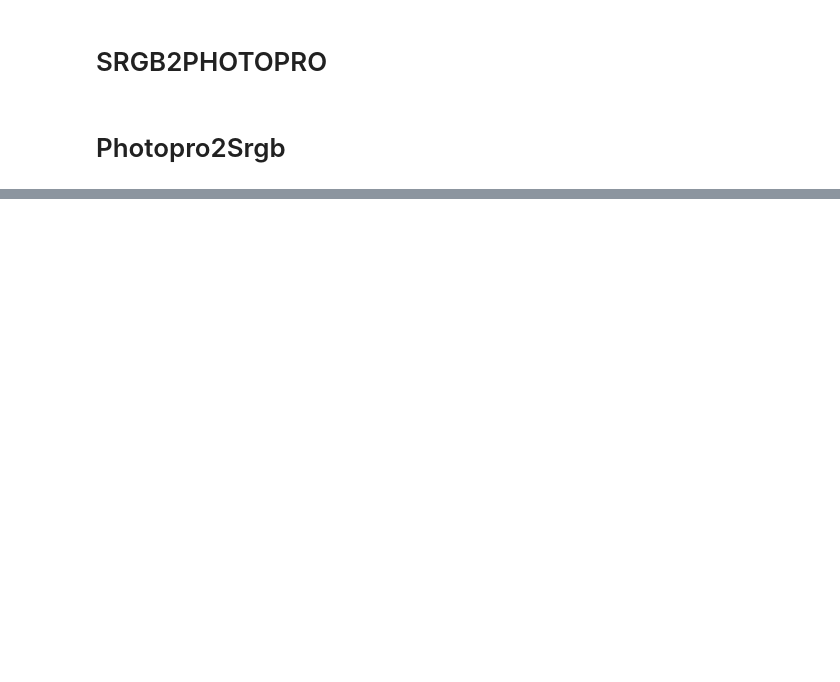
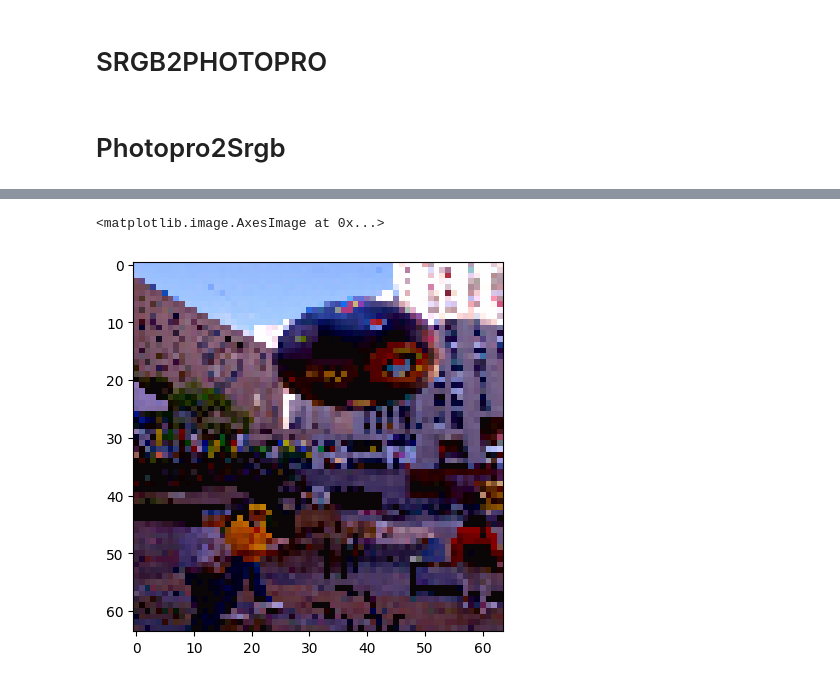
Before and after one commit to zakaria-narjis/ai-photo-enhancer, a Jupyter notebook: test_env.ipynb, the cells around one changed output, grey strips where cells are left out. Saved outputs shown, nothing was run; the diff lists cells and outputs as text; code cells hidden in the pictures; blank space fills up the shorter version.

```diff
--- a/test_env.ipynb
+++ b/test_env.ipynb
@@ -860,0 +921,5 @@ assert (np.round(np.float32(old[0]),3)==np.round(new[1].numpy(),3)).all()
+# %%
+plt.imshow(old_output)
+# %% [output]
+<matplotlib.image.AxesImage at 0x...>
+[figure, added]
```
Also changed, not shown: parts of 10 cells of this notebook, 1 other file.
